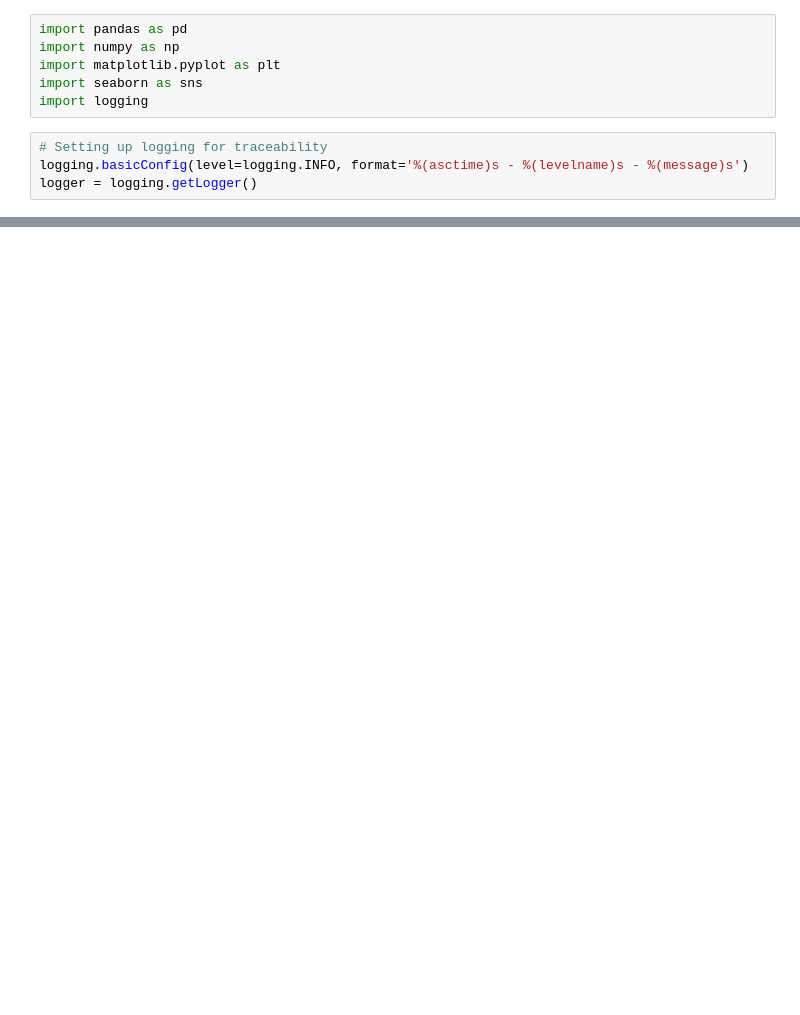
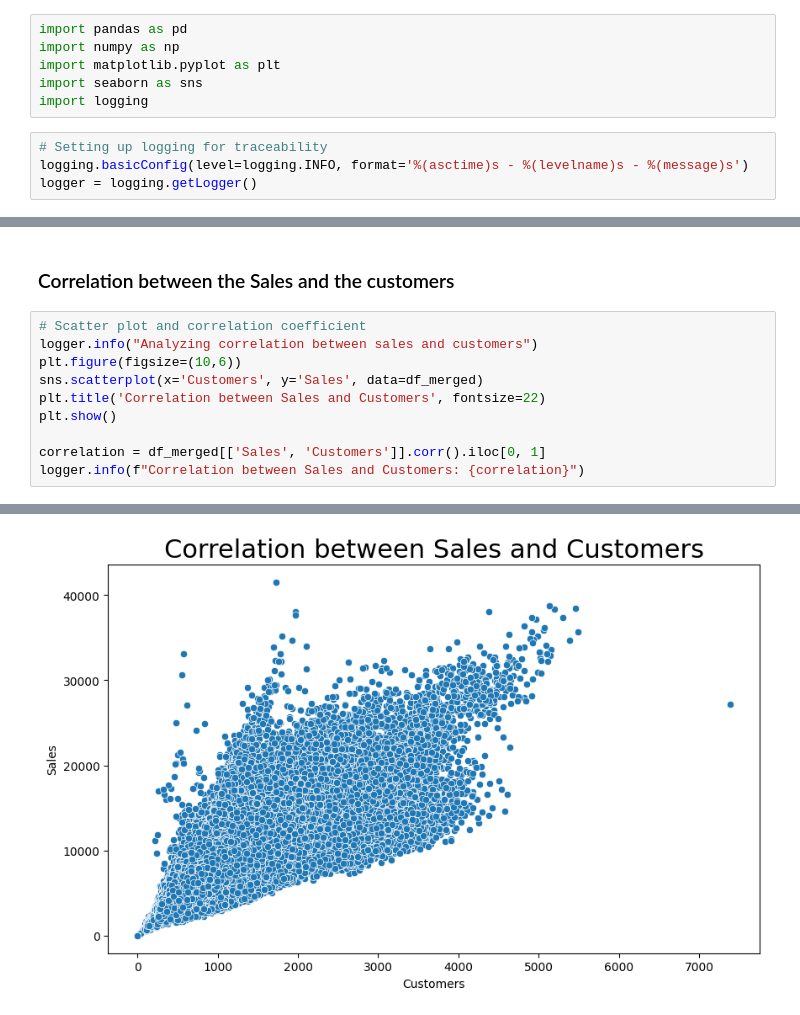
Before and after one commit to abrhame/Rossmann-Pharmaceuticals, a Jupyter notebook: notebooks/task1.ipynb, the cells around one changed output, grey strips where cells are left out. Drawn from its saved outputs; the diff is of its cells as text; blank space fills up the shorter version.

```diff
--- a/notebooks/task1.ipynb
+++ b/notebooks/task1.ipynb
@@ -73,0 +244,13 @@ logger.info(f"merged dataset shape: {df_merged.shape}")
+# %% [markdown]
+### Correlation between the Sales and the customers
+# %%
+# Scatter plot and correlation coefficient
+logger.info("Analyzing correlation between sales and customers")
+plt.figure(figsize=(10,6))
+sns.scatterplot(x='Customers', y='Sales', data=df_merged)
+plt.title('Correlation between Sales and Customers', fontsize=22)
+plt.show()
+
+correlation = df_merged[['Sales', 'Customers']].corr().iloc[0, 1]
+logger.info(f"Correlation between Sales and Customers: {correlation}")
+# %% [output]
@@ -73,0 +258 @@ logger.info(f"merged dataset shape: {df_merged.shape}")
+[figure, added]
```
Also changed, not shown: parts of 27 cells of this notebook.
